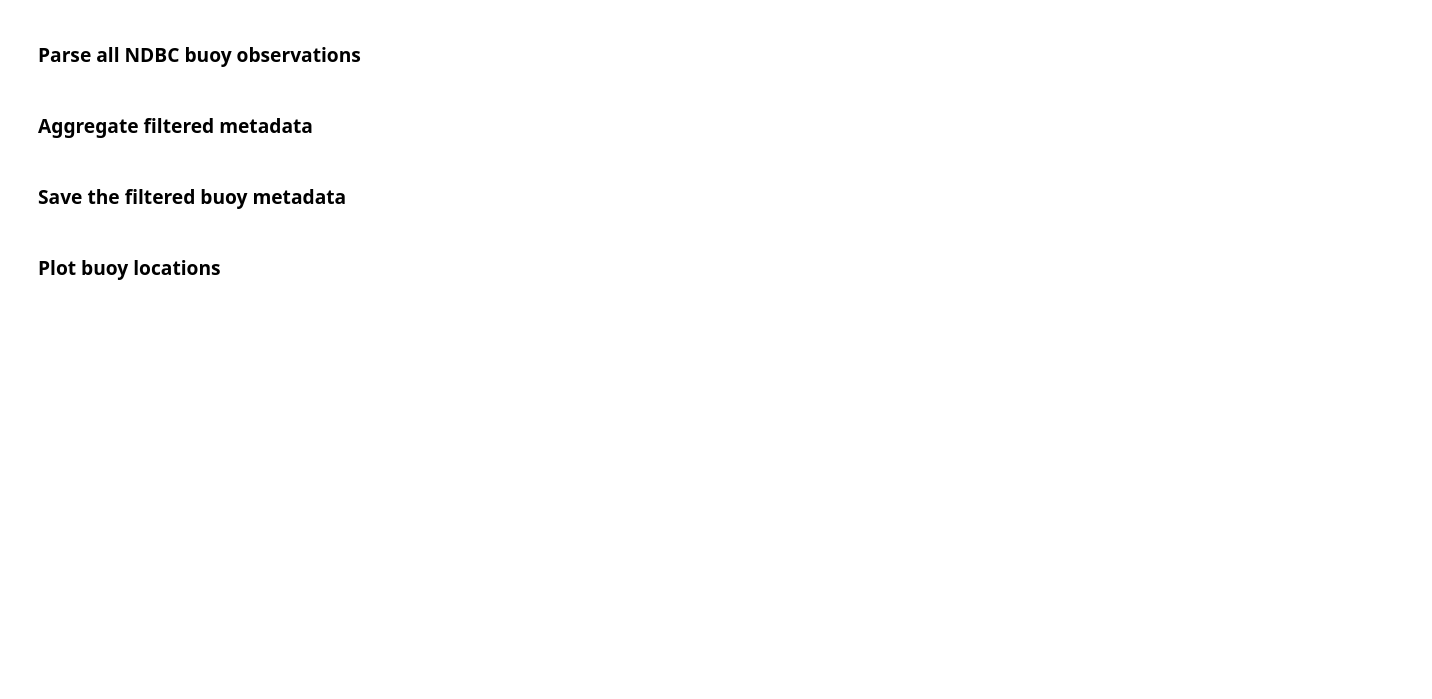
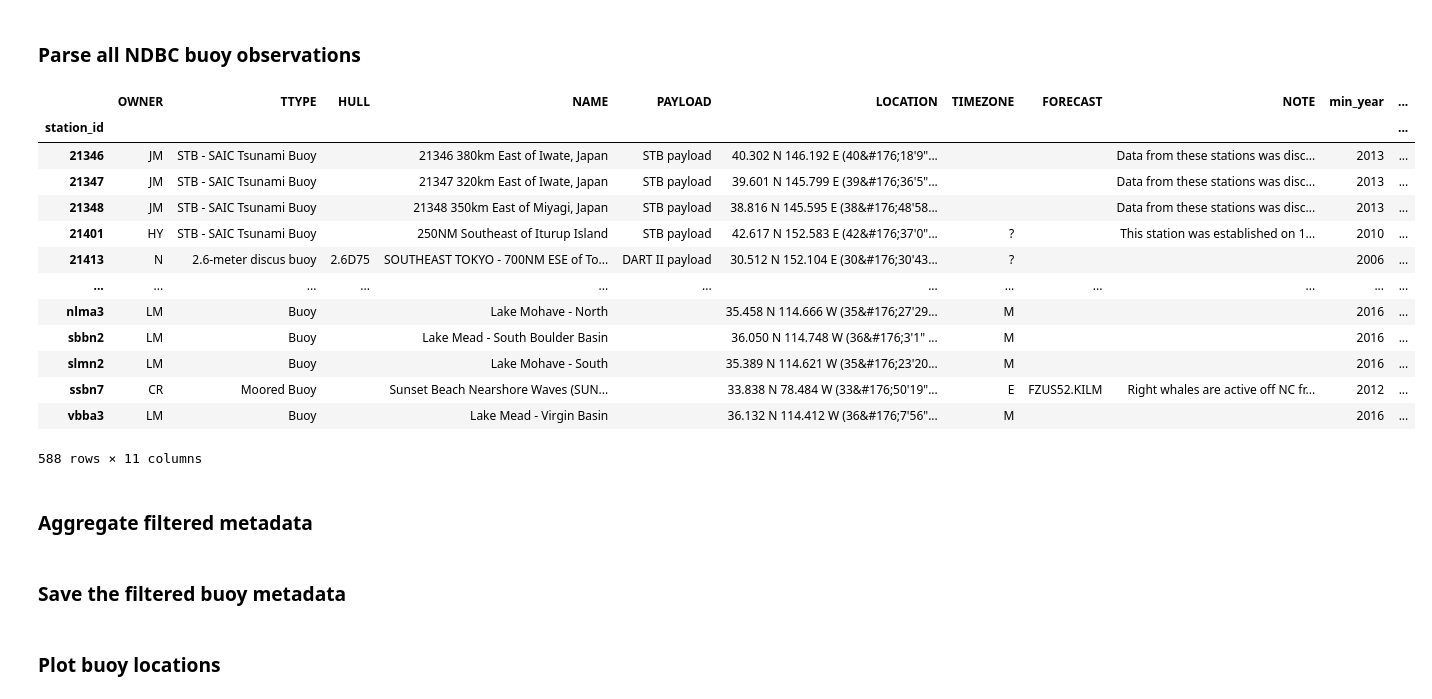
Before and after one commit to anthony-meza/xbuoy, a Jupyter notebook: save_NDBC_subset.ipynb, the cells around one changed output. Drawn from its saved outputs; the diff is of its cells as text; code cells hidden in the pictures; blank space fills up the shorter version.

```diff
--- a/save_NDBC_subset.ipynb
+++ b/save_NDBC_subset.ipynb
@@ -32,9 +32,7 @@ station_location = stations.iloc[:, 6]
 station_latitude = [get_latitude(loca.split()[0], loca.split()[1]) for loca in station_location]
 station_longitude = [get_longitude(loca.split()[2], loca.split()[3]) for loca in station_location]
 
-# Fetch historical bounds using parallel processing
-with concurrent.futures.ThreadPoolExecutor() as executor:
-    observation_bounds = list(executor.map(get_historical_bounds, station_id))
+observation_bounds = fetch_station_historical_bounds(station_id)
 
 # Convert the list of dicts into a single dict
 observation_bounds_dict = {k: v for d in observation_bounds for k, v in d.items()}
@@ -58,6 +56,23 @@ observation_bounds_filt.set_index("station_id", inplace=True)
 
 # Merge the filtered stations with their corresponding observation bounds
 stations_filt = stations_filt.merge(observation_bounds_filt, left_index=True, right_index=True)
+# %%
+stations_filt
+# %% [output]
+|  | OWNER | TTYPE | HULL | NAME | PAYLOAD | LOCATION | TIMEZONE | FORECAST | NOTE | min_year | ... |
+| station_id |  |  |  |  |  |  |  |  |  |  | ... |
+| 21346 | JM | STB - SAIC Tsunami Buoy |  | 21346 380km East of Iwate, Japan | STB payload | 40.302 N 146.192 E (40&#176;18'9"... |  |  | Data from these stations was disc... | 2013 | ... |
+| 21347 | JM | STB - SAIC Tsunami Buoy |  | 21347 320km East of Iwate, Japan | STB payload | 39.601 N 145.799 E (39&#176;36'5"... |  |  | Data from these stations was disc... | 2013 | ... |
+| 21348 | JM | STB - SAIC Tsunami Buoy |  | 21348 350km East of Miyagi, Japan | STB payload | 38.816 N 145.595 E (38&#176;48'58... |  |  | Data from these stations was disc... | 2013 | ... |
+| 21401 | HY | STB - SAIC Tsunami Buoy |  | 250NM Southeast of Iturup Island | STB payload | 42.617 N 152.583 E (42&#176;37'0"... | ? |  | This station was established on 1... | 2010 | ... |
+| 21413 | N | 2.6-meter discus buoy | 2.6D75 | SOUTHEAST TOKYO - 700NM ESE of To... | DART II payload | 30.512 N 152.104 E (30&#176;30'43... | ? |  |  | 2006 | ... |
+| ... | ... | ... | ... | ... | ... | ... | ... | ... | ... | ... | ... |
+| nlma3 | LM | Buoy |  | Lake Mohave - North |  | 35.458 N 114.666 W (35&#176;27'29... | M |  |  | 2016 | ... |
+| sbbn2 | LM | Buoy |  | Lake Mead - South Boulder Basin |  | 36.050 N 114.748 W (36&#176;3'1" ... | M |  |  | 2016 | ... |
+| slmn2 | LM | Buoy |  | Lake Mohave - South |  | 35.389 N 114.621 W (35&#176;23'20... | M |  |  | 2016 | ... |
+| ssbn7 | CR | Moored Buoy |  | Sunset Beach Nearshore Waves (SUN... |  | 33.838 N 78.484 W (33&#176;50'19"... | E | FZUS52.KILM | Right whales are active off NC fr... | 2012 | ... |
+| vbba3 | LM | Buoy |  | Lake Mead - Virgin Basin |  | 36.132 N 114.412 W (36&#176;7'56"... | M |  |  | 2016 | ... |
+588 rows × 11 columns
 # %% [markdown]
 ### Aggregate filtered metadata
 # %%
```
Also changed, not shown: parts of 1 cell of this notebook, 8 other files.
